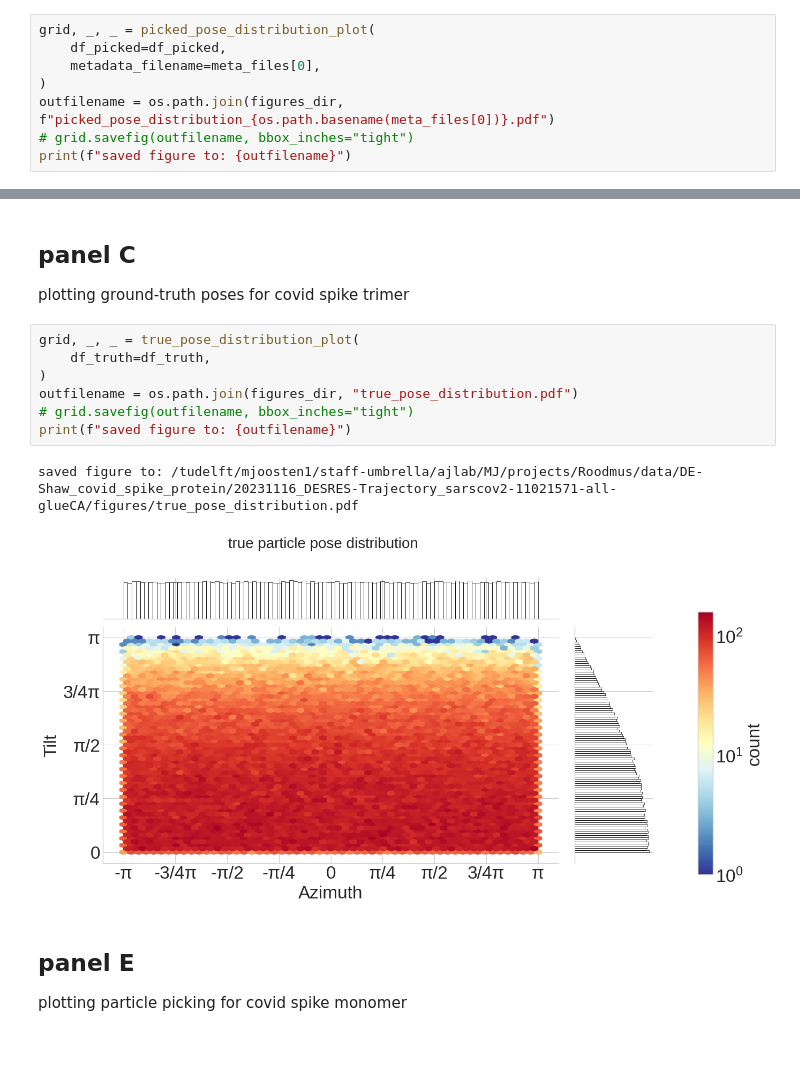
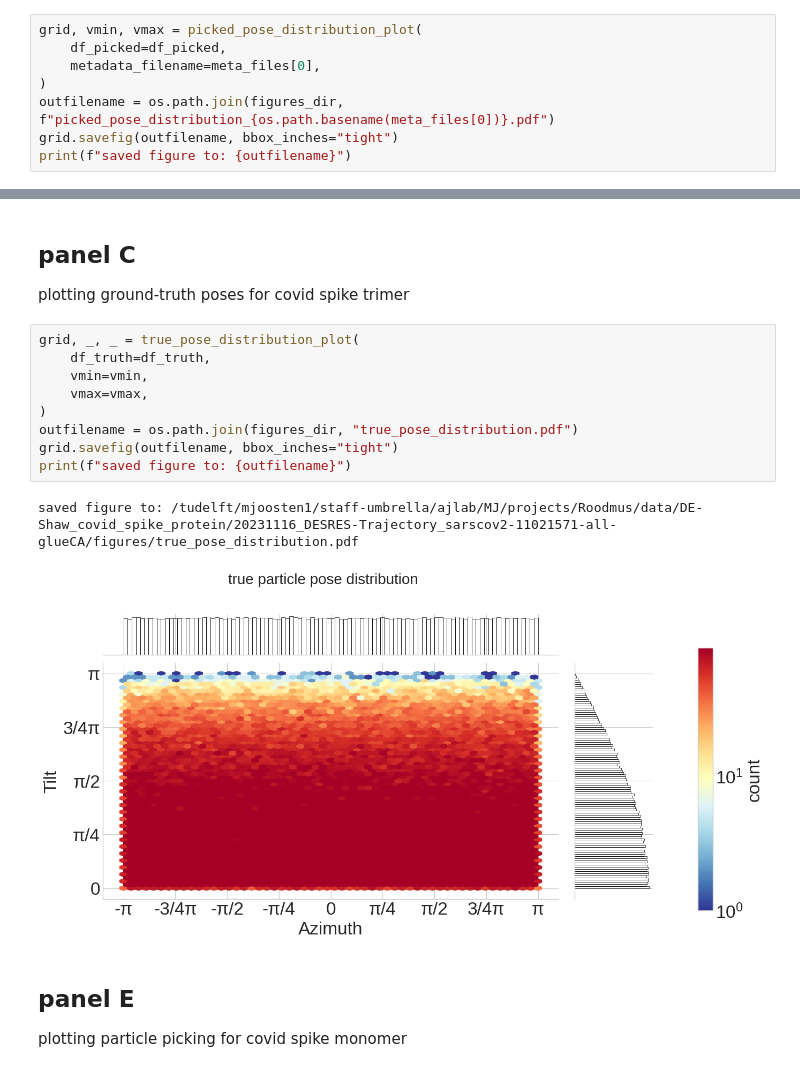
Before and after one commit to ccpem/roodmus, a Jupyter notebook: paper/supplementary_figure_1.ipynb, the cells around one changed output, grey strips where cells are left out. Drawn from its saved outputs; the diff is of its cells as text.

```diff
--- a/paper/supplementary_figure_1.ipynb
+++ b/paper/supplementary_figure_1.ipynb
@@ -125,12 +125,12 @@ correlation coefficient: -0.9999990429598893
 ## panel B
 plotting distribution of estimated poses for covid spike trimer
 # %%
-grid, _, _ = picked_pose_distribution_plot(
+grid, vmin, vmax = picked_pose_distribution_plot(
     df_picked=df_picked,
     metadata_filename=meta_files[0],
 )
 outfilename = os.path.join(figures_dir, f"picked_pose_distribution_{os.path.basename(meta_files[0])}.pdf")
-# grid.savefig(outfilename, bbox_inches="tight")
+grid.savefig(outfilename, bbox_inches="tight")
 print(f"saved figure to: {outfilename}")
 # %% [output]
 saved figure to: /tudelft/mjoosten1/staff-umbrella/ajlab/MJ/projects/Roodmus/data/DE-Shaw_covid_spike_protein/20231116_DESRES-Trajectory_sarscov2-11021571-all-glueCA/figures/picked_pose_distribution_r ...
@@ -141,13 +141,15 @@ plotting ground-truth poses for covid spike trimer
 # %%
 grid, _, _ = true_pose_distribution_plot(
     df_truth=df_truth,
+    vmin=vmin,
+    vmax=vmax,
 )
 outfilename = os.path.join(figures_dir, "true_pose_distribution.pdf")
-# grid.savefig(outfilename, bbox_inches="tight")
+grid.savefig(outfilename, bbox_inches="tight")
 print(f"saved figure to: {outfilename}")
 # %% [output]
 saved figure to: /tudelft/mjoosten1/staff-umbrella/ajlab/MJ/projects/Roodmus/data/DE-Shaw_covid_spike_protein/20231116_DESRES-Trajectory_sarscov2-11021571-all-glueCA/figures/true_pose_distribution.pdf
-[figure, old version]
+[figure, new version]
 # %% [markdown]
 ## panel E
 plotting particle picking for covid spike monomer
```
Also changed, not shown: parts of 3 cells of this notebook, 3 other files.
